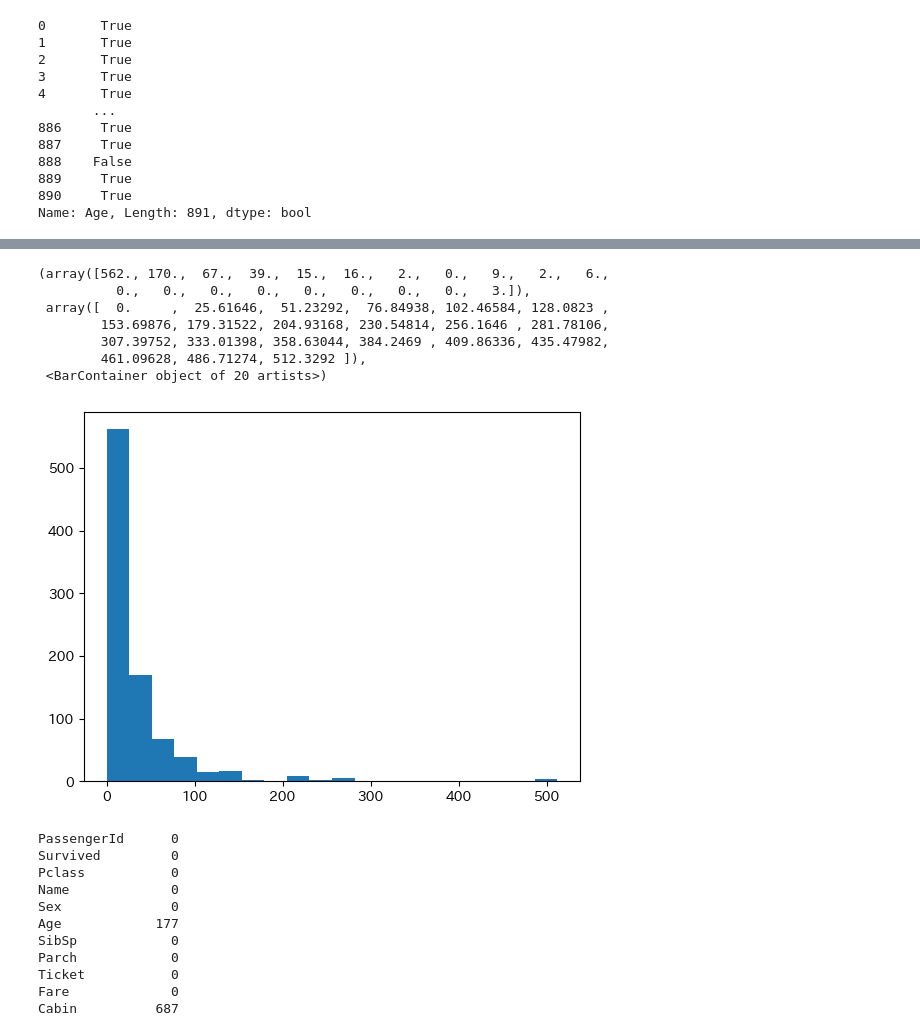
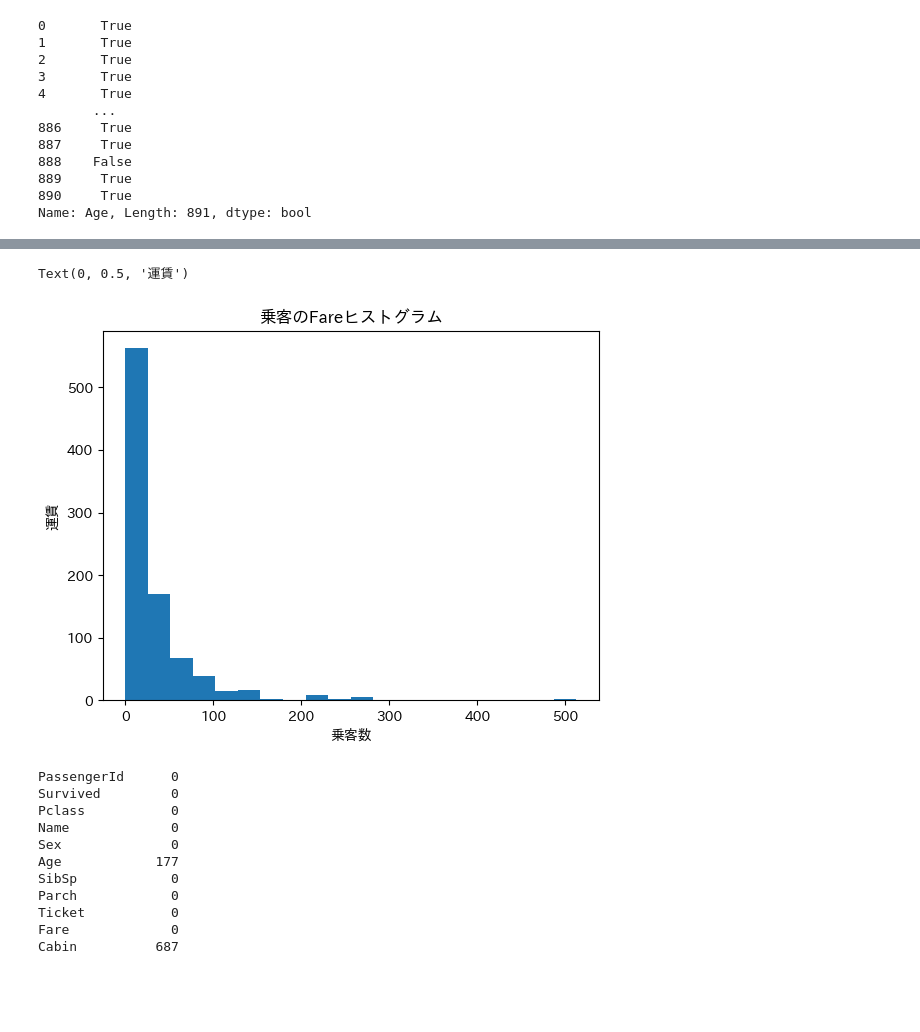
Before and after one commit to wakooota/titanic, a Jupyter notebook: titanic_2.ipynb, the cells around one changed output, grey strips where cells are left out. Saved outputs shown, nothing was run; the diff lists cells and outputs as text; code cells hidden in the pictures; blank space fills up the shorter version.

```diff
--- a/titanic_2.ipynb
+++ b/titanic_2.ipynb
@@ -223,15 +275,12 @@ plt.bar(train_parch["Parch"], train_parch["Number"])
 # %%
-#Fare（運賃）別の生存率
+#乗客のFareヒストグラム
 plt.hist(train["Fare"], bins=20)
+plt.title("乗客のFareヒストグラム")
+plt.xlabel("乗客数")
+plt.ylabel("運賃")
 # %% [output]
-(array([562., 170.,  67.,  39.,  15.,  16.,   2.,   0.,   9.,   2.,   6.,
-          0.,   0.,   0.,   0.,   0.,   0.,   0.,   0.,   3.]),
- array([  0.     ,  25.61646,  51.23292,  76.84938, 102.46584, 128.0823 ,
-        153.69876, 179.31522, 204.93168, 230.54814, 256.1646 , 281.78106,
-        307.39752, 333.01398, 358.63044, 384.2469 , 409.86336, 435.47982,
-        461.09628, 486.71274, 512.3292 ]),
- <BarContainer object of 20 artists>)
+Text(0, 0.5, '運賃')
-[figure, old version]
+[figure, new version]
 # %%
 train.isnull().sum()
 #Fareの欠損値はなし
```
Also changed, not shown: parts of 7 cells of this notebook.
